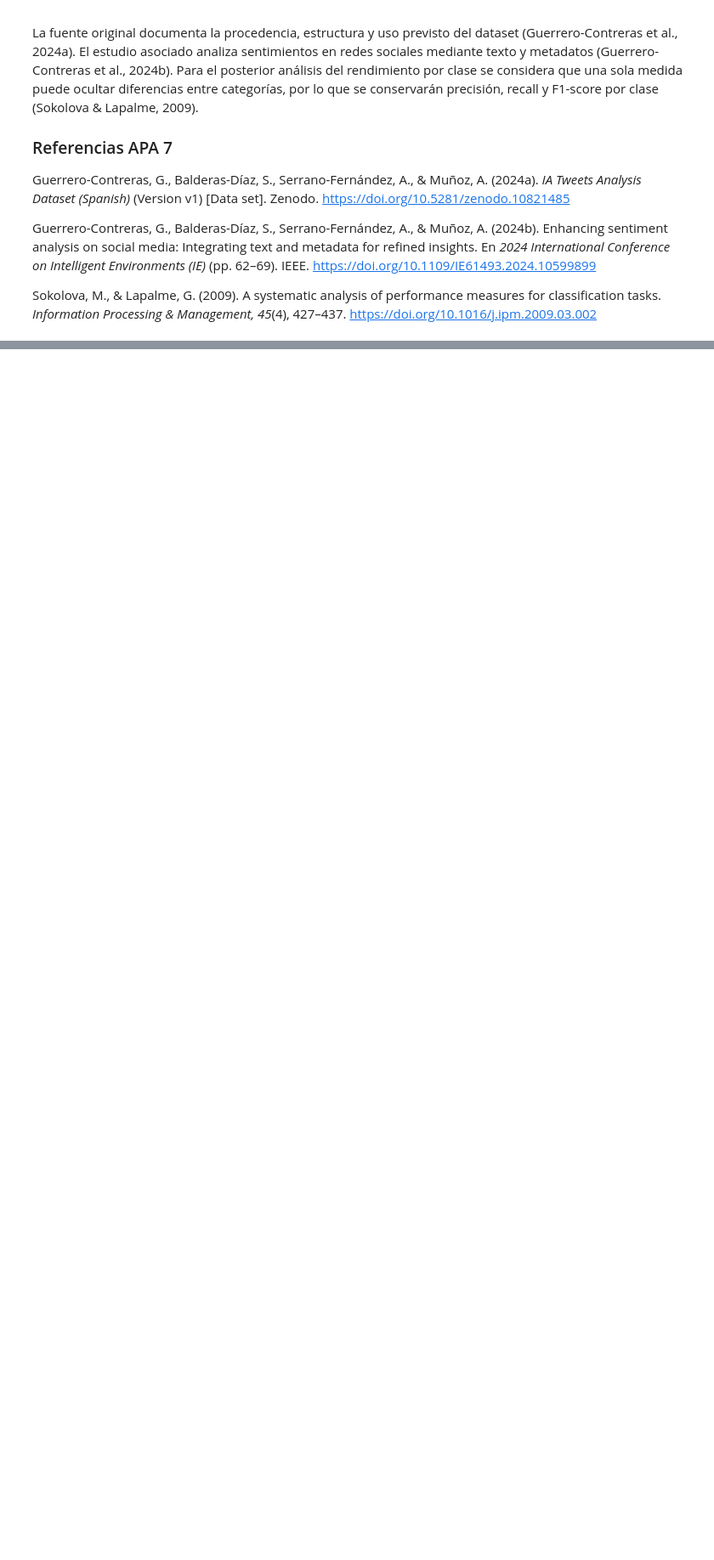
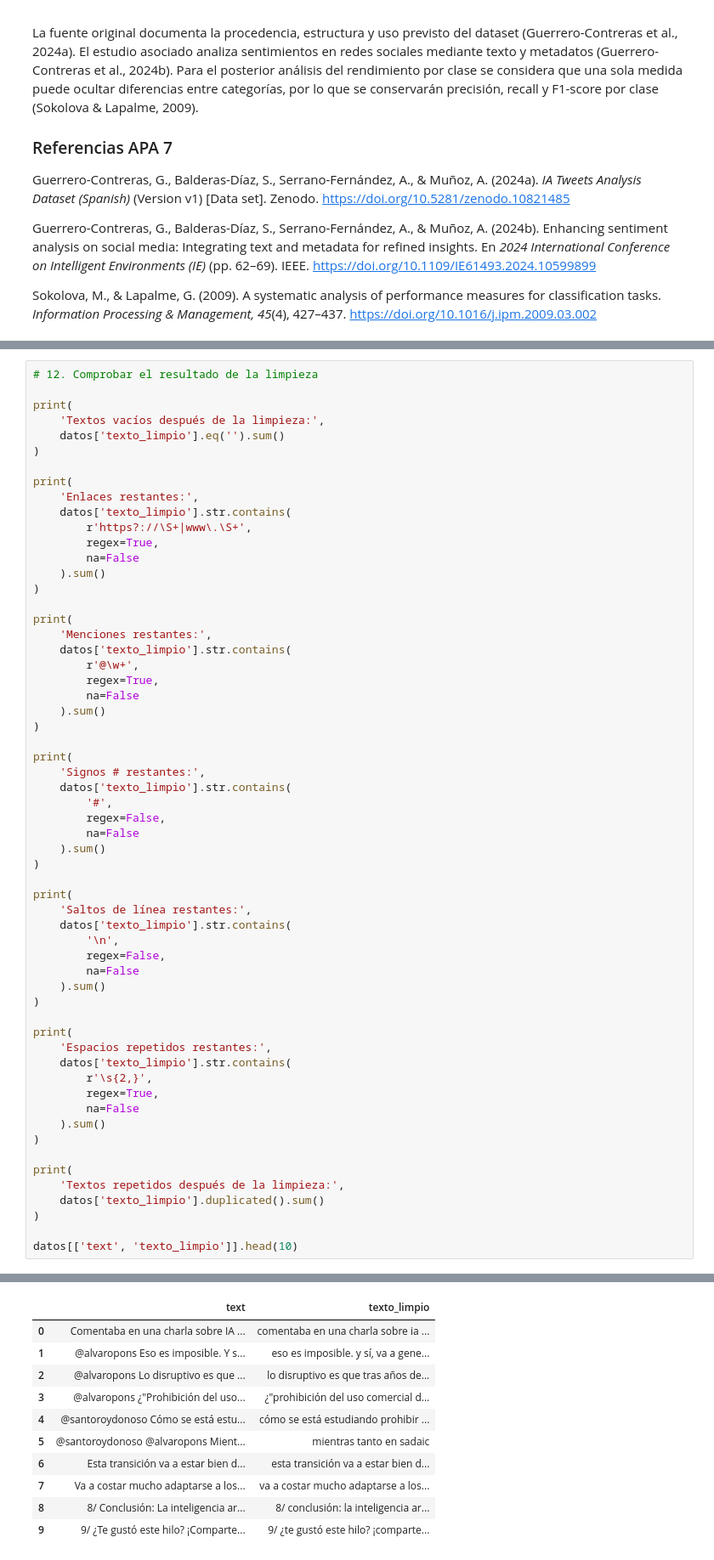
Before and after one commit to cahecaz/TrabajoFinal_analisisdesentimientos, a Jupyter notebook: Analisis_Inicial_IA_Tweets.ipynb, the cells around one changed output, grey strips where cells are left out. Shown at 85% size. Saved outputs shown, nothing was run; the diff lists cells and outputs as text; blank space fills up the shorter version.

```diff
--- a/Analisis_Inicial_IA_Tweets.ipynb
+++ b/Analisis_Inicial_IA_Tweets.ipynb
@@ -130,0 +265,60 @@ Sokolova, M., & Lapalme, G. (2009). A systematic analysis of performance measure
+# %%
+# 12. Comprobar el resultado de la limpieza
+
+print(
+    'Textos vacíos después de la limpieza:',
+    datos['texto_limpio'].eq('').sum()
+)
+
+print(
+    'Enlaces restantes:',
+    datos['texto_limpio'].str.contains(
+        r'https?://\S+|www\.\S+',
+        regex=True,
+        na=False
+    ).sum()
+)
+
+print(
+    'Menciones restantes:',
+    datos['texto_limpio'].str.contains(
+        r'@\w+',
+        regex=True,
+        na=False
+    ).sum()
+)
+
+print(
+    'Signos # restantes:',
+    datos['texto_limpio'].str.contains(
+        '#',
+        regex=False,
+        na=False
+    ).sum()
+)
+
+print(
+    'Saltos de línea restantes:',
+    datos['texto_limpio'].str.contains(
+        '\n',
+        regex=False,
+        na=False
+    ).sum()
+)
+
+print(
+    'Espacios repetidos restantes:',
+    datos['texto_limpio'].str.contains(
+        r'\s{2,}',
+        regex=True,
+        na=False
+    ).sum()
+)
+
+print(
+    'Textos repetidos después de la limpieza:',
+    datos['texto_limpio'].duplicated().sum()
+)
+
+datos[['text', 'texto_limpio']].head(10)
+# %% [output]
@@ -130,0 +332,11 @@ Sokolova, M., & Lapalme, G. (2009). A systematic analysis of performance measure
+|  | text | texto_limpio |
+| 0 | Comentaba en una charla sobre IA ... | comentaba en una charla sobre ia ... |
+| 1 | @alvaropons Eso es imposible. Y s... | eso es imposible. y sí, va a gene... |
+| 2 | @alvaropons Lo disruptivo es que ... | lo disruptivo es que tras años de... |
+| 3 | @alvaropons ¿"Prohibición del uso... | ¿"prohibición del uso comercial d... |
+| 4 | @santoroydonoso Cómo se está estu... | cómo se está estudiando prohibir ... |
+| 5 | @santoroydonoso @alvaropons Mient... | mientras tanto en sadaic |
+| 6 | Esta transición va a estar bien d... | esta transición va a estar bien d... |
+| 7 | Va a costar mucho adaptarse a los... | va a costar mucho adaptarse a los... |
+| 8 | 8/ Conclusión: La inteligencia ar... | 8/ conclusión: la inteligencia ar... |
+| 9 | 9/ ¿Te gustó este hilo? ¡Comparte... | 9/ ¿te gustó este hilo? ¡comparte... |
```
Also changed, not shown: parts of 9 cells of this notebook.
